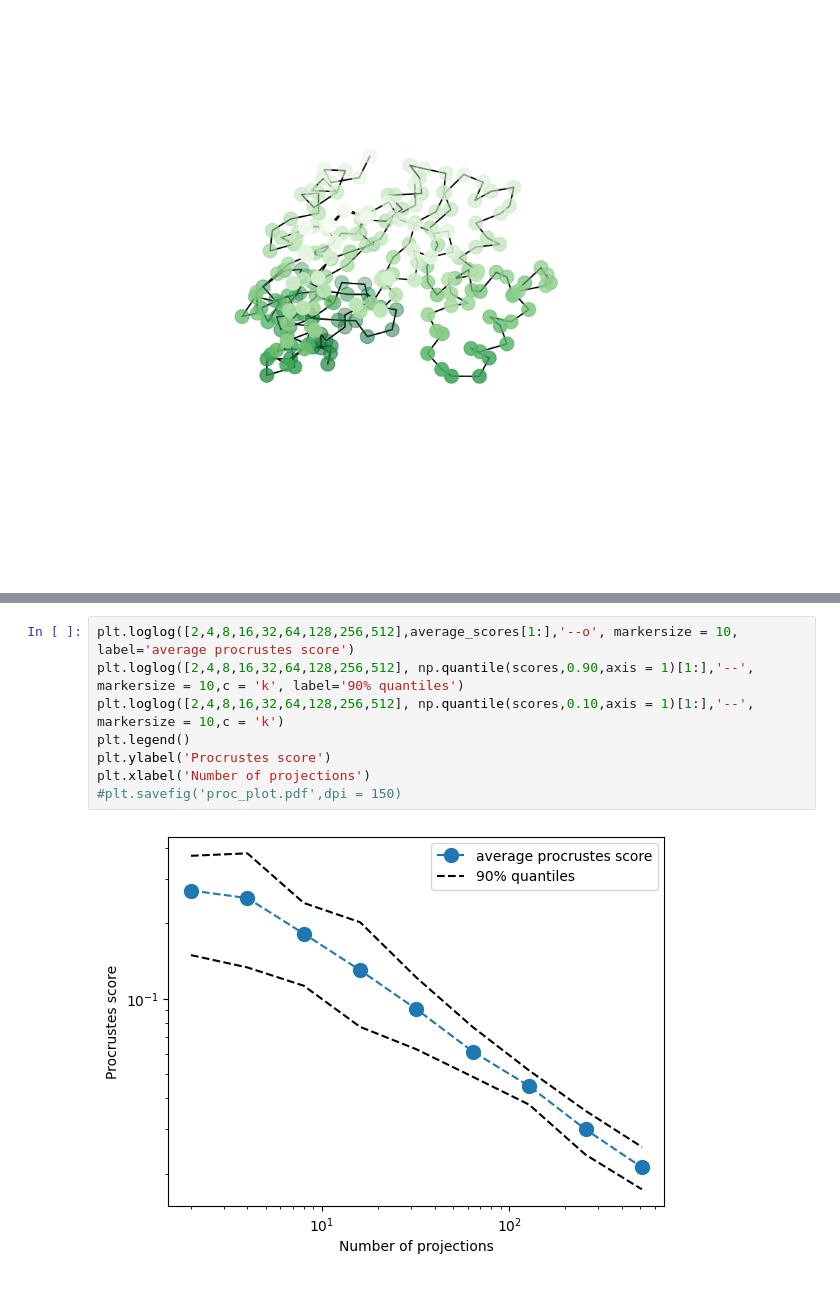
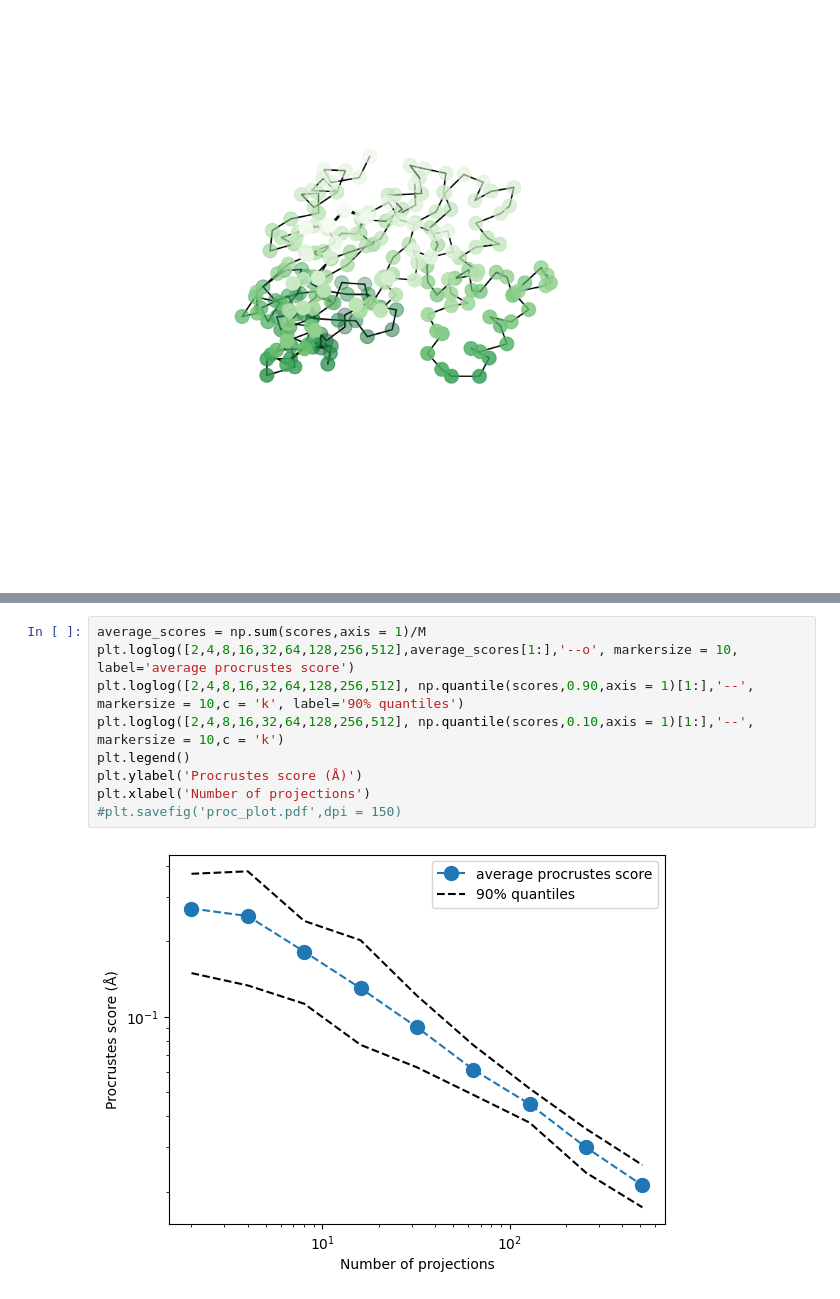
Before and after one commit to jansson-erik/protein-lddmm, a Jupyter notebook: paper_experiments.ipynb, the cells around one changed output, grey strips where cells are left out. Saved outputs shown, nothing was run; the diff lists cells and outputs as text.

```diff
--- a/paper_experiments.ipynb
+++ b/paper_experiments.ipynb
@@ -286,12 +285,13 @@ running for:128 projection images
 running for:256 projection images
 running for:512 projection images
 # %%
+average_scores = np.sum(scores,axis = 1)/M
 plt.loglog([2,4,8,16,32,64,128,256,512],average_scores[1:],'--o', markersize = 10, label='average procrustes score')
 plt.loglog([2,4,8,16,32,64,128,256,512], np.quantile(scores,0.90,axis = 1)[1:],'--', markersize = 10,c = 'k', label='90% quantiles')
 plt.loglog([2,4,8,16,32,64,128,256,512], np.quantile(scores,0.10,axis = 1)[1:],'--', markersize = 10,c = 'k')
 plt.legend()
-plt.ylabel('Procrustes score')
+plt.ylabel('Procrustes score (Å)')
 plt.xlabel('Number of projections')
 #plt.savefig('proc_plot.pdf',dpi = 150)
 # %% [output]
-[figure, old version]
+[figure, new version]
```
Also changed, not shown: parts of 5 cells of this notebook.
